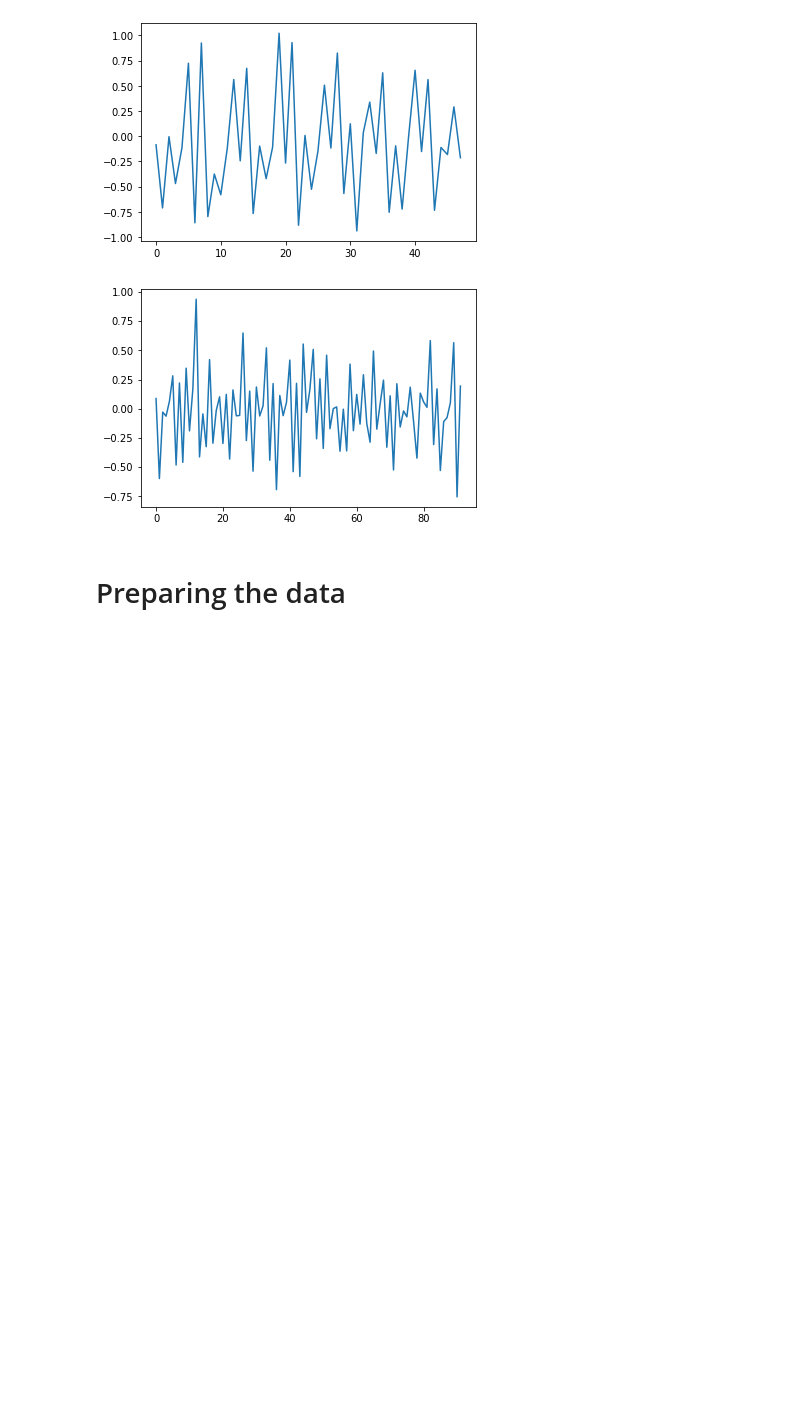
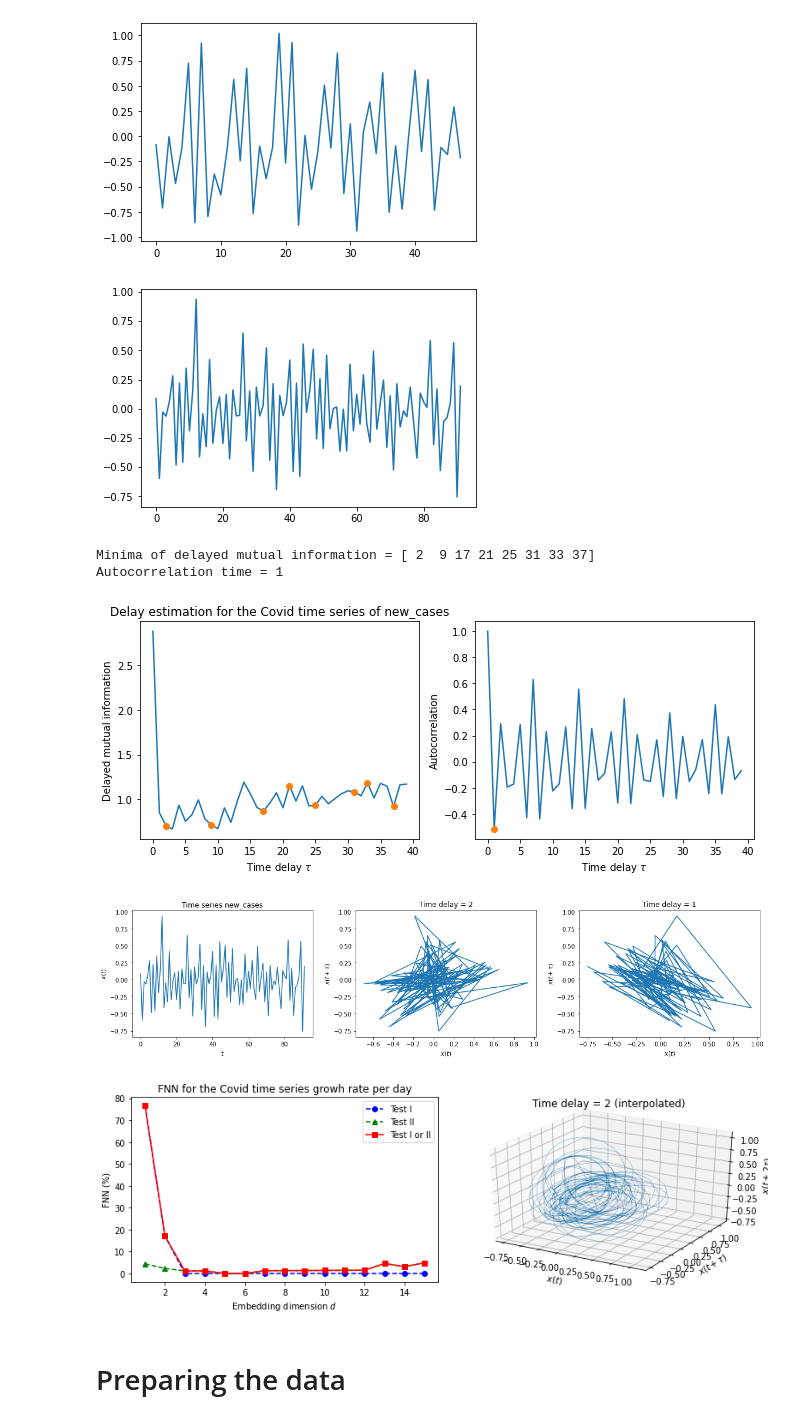
Before and after one commit to tiagoCuervo/coronacle, a Jupyter notebook: chaotic_eda.ipynb, the cells around one changed output. Saved outputs shown, nothing was run; the diff lists cells and outputs as text; code cells hidden in the pictures; blank space fills up the shorter version.

Commit message:
Added interpolation of 3D Phase plots

```diff
--- a/chaotic_eda.ipynb
+++ b/chaotic_eda.ipynb
@@ -721,6 +720,79 @@ for coeff in coeffs:
 [figure]
 [figure]
 [figure]
+# %%
+maxLag = 40
+timeSeries = coeffs[-1]
+timeSeries = timeSeries[np.where(~np.isnan(timeSeries))[0]]
+# Compute autocorrelation and delayed mutual information.
+lag = np.arange(maxLag)
+r = delay.acorr(timeSeries, maxtau=maxLag)
+i = delay.dmi(timeSeries, maxtau=maxLag, bins=numBins)
+# While looking for local minima in the DMI curve, it's useful to do an
+# SMA to remove "kinky" minima.
+i_delay = localmin(noise.sma(i, hwin=1)) + 1
+r_delay = np.argmax(r < 1.0 / np.e)
+print(r'Minima of delayed mutual information = %s' % i_delay)
+print(r'Autocorrelation time = %d' % r_delay)
+plt.figure(1, figsize=(11, 4))
+plt.subplot(121)
+plt.title(f'Delay estimation for the Covid time series of {variable}')
+plt.xlabel(r'Time delay $\tau$')
+plt.ylabel(r'Delayed mutual information')
+plt.plot(lag, i, i_delay, i[i_delay], 'o')
+plt.subplot(122)
+plt.xlabel(r'Time delay $\tau$')
+plt.ylabel(r'Autocorrelation')
+plt.plot(lag, r, r_delay, r[r_delay], 'o')
+plt.figure(2, figsize=(16, 4))
+plt.subplot(131)
+plt.plot(timeSeries[startIdx:])
+plt.title(f'Time series {variable}')
+plt.xlabel(r'$t$')
+plt.ylabel(r'$x(t)$')
+plt.subplot(132)
+plt.title(r'Time delay = %d' % i_delay[0])
+plt.xlabel(r'$x(t)$')
+plt.ylabel(r'$x(t + \tau)$')
+plt.plot(timeSeries[:-i_delay[0]], timeSeries[i_delay[0]:])
+plt.subplot(133)
+plt.title(r'Time delay = %d' % r_delay)
+plt.xlabel(r'$x(t)$')
+plt.ylabel(r'$x(t + \tau)$')
+plt.plot(timeSeries[:-r_delay], timeSeries[r_delay:])
+plt.tight_layout()
+plt.show()
+
+dim = np.arange(1, 16)
+f1, f2, f3 = dimension.fnn(np.nan_to_num(timeSeries[startIdx:]), tau=i_delay[0], dim=dim, window=6, metric='euclidean', A=3.0)
+
+fig = plt.figure(3, figsize=(11, 4))
+plt.subplot(121)
+plt.title(f'FNN for the Covid time series growh rate per day')
+plt.xlabel(r'Embedding dimension $d$')
+plt.ylabel(r'FNN (%)')
+plt.plot(dim, 100 * f1, 'bo--', label=r'Test I')
+plt.plot(dim, 100 * f2, 'g^--', label=r'Test II')
+plt.plot(dim, 100 * f3, 'rs-', label=r'Test I or II')
+plt.legend()
+ax = fig.add_subplot(122, projection='3d')
+upSeriesPoly = signal.resample_poly(timeSeries, upSamplingFactor, 20)
+x = upSeriesPoly[:-2 * i_delay[0] * len(upSeriesPoly) // len(timeSeries)]
+y = upSeriesPoly[i_delay[0] * len(upSeriesPoly) // len(timeSeries):-i_delay[0]* len(upSeriesPoly) // len(timeSeries)]
+z = upSeriesPoly[2 * i_delay[0] * len(upSeriesPoly) // len(timeSeries):]
+ax.plot(x, y, z, linewidth=.3)
+ax.set_xlabel(r'$x(t)$')
+ax.set_ylabel(r'$x(t + \tau)$')
+ax.set_zlabel(r'$x(t + 2\tau)$')
+plt.title(r'Time delay = %d (interpolated)' % i_delay[0])
+plt.tight_layout()
+plt.show()
+# %% [output]
+Minima of delayed mutual information = [ 2  9 17 21 25 31 33 37]
+Autocorrelation time = 1
+[figure, added]
+[figure, added]
+[figure, added]
 # %% [markdown]
 # Preparing the data
 # %%
```
Also changed, not shown: parts of 8 cells of this notebook.
